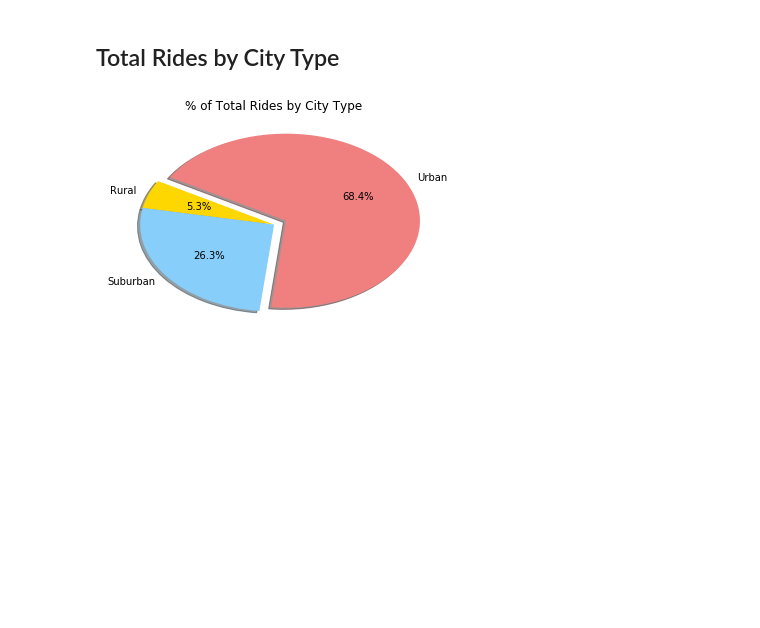
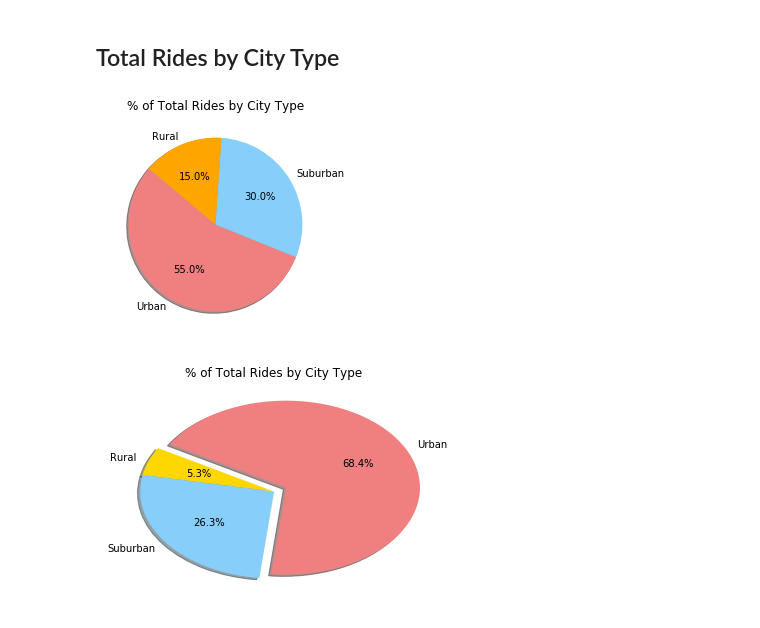
Before and after one commit to vabigdatamover/Barhorst_DataBootCamp_HW, a Jupyter notebook: Barhorst-Homework/Unit_5_Matplolib_Homework/Pyber/Barhorst_Matplotlib_v1.ipynb, the cells around one changed output. Saved outputs shown, nothing was run; the diff lists cells and outputs as text; code cells hidden in the pictures; blank space fills up the shorter version.

```diff
--- a/Barhorst-Homework/Unit_5_Matplolib_Homework/Pyber/Barhorst_Matplotlib_v1.ipynb
+++ b/Barhorst-Homework/Unit_5_Matplolib_Homework/Pyber/Barhorst_Matplotlib_v1.ipynb
@@ -135,3 +156,54 @@ plt.show()
+# %%
+# Build Pie Chart
+# Dependencies and Setup
+import matplotlib.pyplot as plt
+import pandas as pd
+import numpy as np
+
+# Save Figure
+# File to Load (Remember to change these)
+# File to Load (Remember to change these)
+city_data_to_load = "data/city_data.csv"
+ride_data_to_load = "data/ride_data.csv"
+# Read the City and Ride Data
+city_data = pd.read_csv(city_data_to_load)
+ride_data = pd.read_csv(ride_data_to_load)
+# Combine the data into a single dataset
+transportation_data_complete = pd.merge(city_data, ride_data, on=["city"])
+
+#total number of rides per city
+count_rides=city_group['ride_id'].count().reset_index()
+count_rides_by_type=count_rides.set_index('type')
+count_rides_urban=count_rides_by_type.loc["Urban"]
+count_rides_rural=count_rides_by_type.loc["Rural"]
+count_rides_suburban=count_rides_by_type.loc["Suburban"]
+
+count_rides_rural=len(count_rides_rural)
+count_rides_suburban=len(count_rides_suburban)
+count_rides_urban=len(count_rides_urban)
+
+sizes=(count_rides_urban, count_rides_suburban, count_rides_rural)
+
+# Tells matplotlib to seperate the "Python" section from the others
+#explode = (0.1, 0, 0, 0)
+
+# Labels for the sections of our pie chart
+labels = ["Urban", "Suburban", "Rural"]
+
+# The colors of each section of the pie chart
+colors = ["lightcoral", "lightskyblue", "orange"]
+
+plt.pie(sizes, labels=labels, colors=colors,
+        autopct="%1.1f%%", shadow=True, startangle=140)
+
+plt.title("% of Total Rides by City Type")
+
+# Save Figure
+plt.savefig("data/TotalRideType.png")
+#Show
+plt.show()
+# %% [output]
+[figure, added]
 # %%
 # Show Figure
 plt.show()
```
Also changed, not shown: parts of 5 cells of this notebook, 4 other files.
